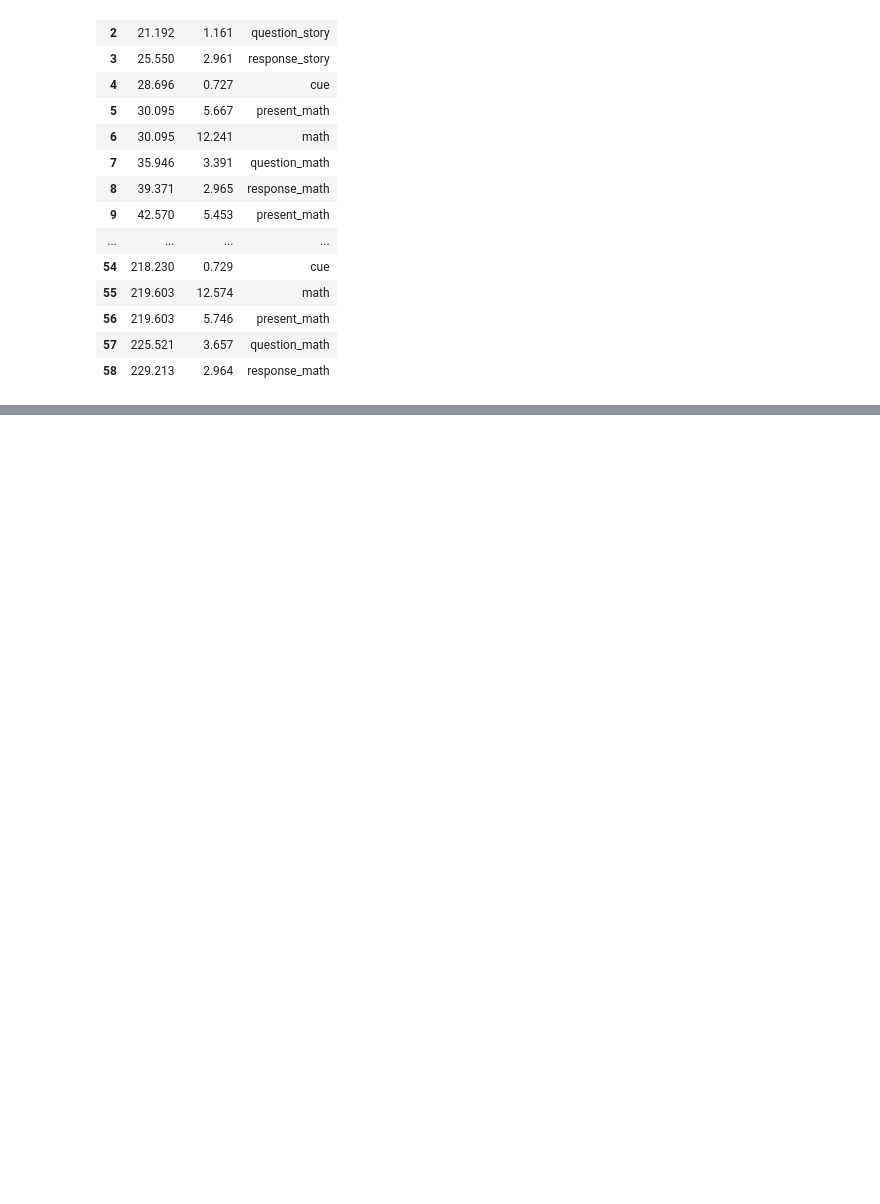
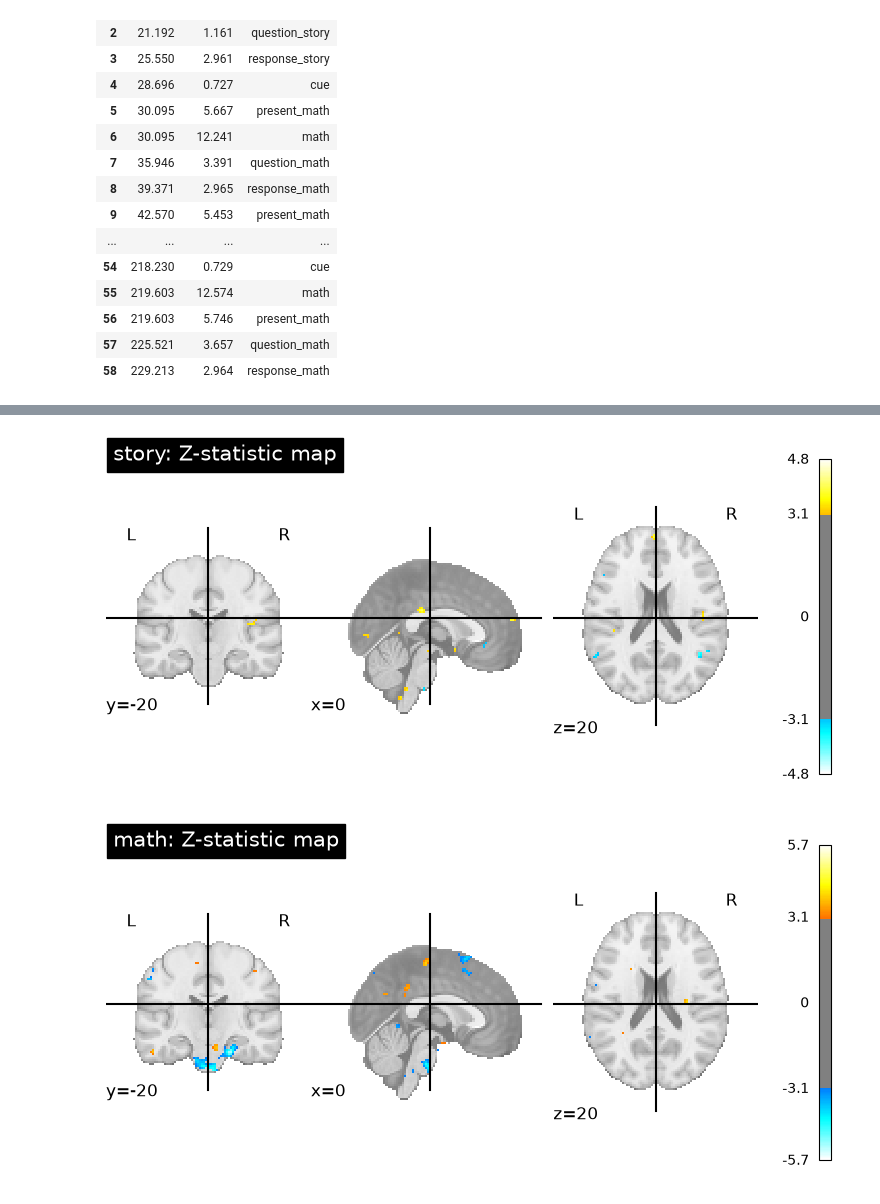
Before and after one commit to nazimov14/NSSP_MiniProjects, a Jupyter notebook: Part1-3_GLM.ipynb, the cells around one changed output, grey strips where cells are left out. Cells and saved outputs as stored; diff of their text form; code cells hidden in the pictures; blank space fills up the shorter version.

```diff
--- a/Part1-3_GLM.ipynb
+++ b/Part1-3_GLM.ipynb
@@ -129,0 +164,24 @@ plt.show()
+# %%
+###### CREATE STATISTICAL MAPS OF EACH OF THE TASK-RELATED REGRESSORS
+task_conditions = ["story", "math"]
+
+from nilearn import plotting
+for condition in task_conditions:
+    # Test the effect of this condition relative to baseline
+    z_map = fmri_glm.compute_contrast(condition, output_type="z_score")
+
+    # Save the statistical map
+    z_map.to_filename(f"{condition}_zmap.nii.gz")
+
+    # Plot/display the map
+    plotting.plot_stat_map(
+        z_map,
+        title=f"{condition}: Z-statistic map",
+        threshold=3.1,
+        display_mode="ortho",
+        cut_coords=(0, -20, 20),
+        colorbar=True)
+    plt.show()
+# %% [output]
+[figure, added]
+[figure, added]
```
Also changed, not shown: parts of 5 cells of this notebook.
